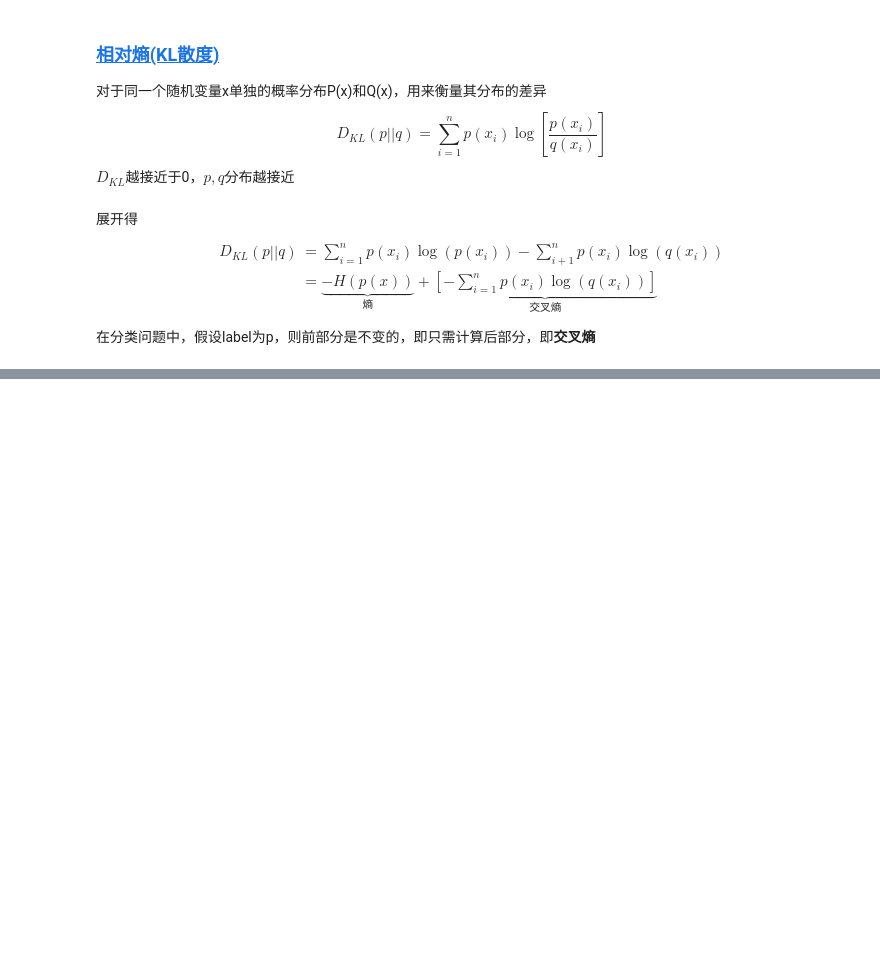
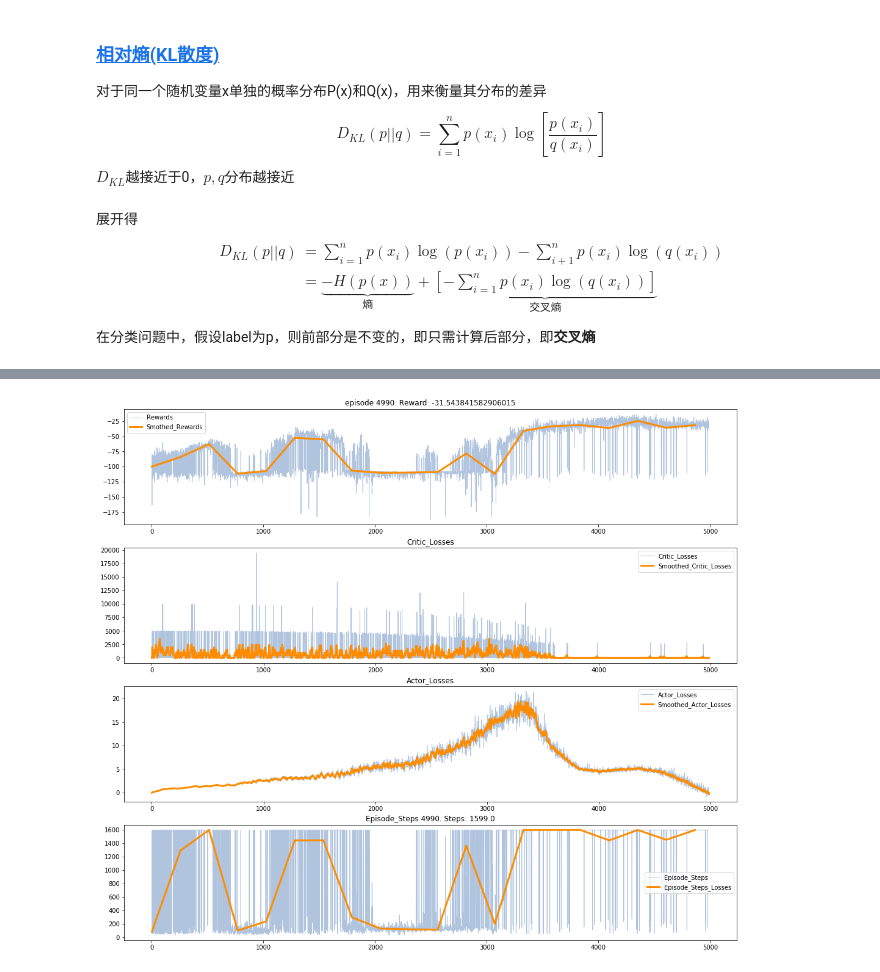
Before and after one commit to sunnyswag/RL_notes_and_codes, a Jupyter notebook: algorithm_implement/soft_actor_critic(SAC).ipynb, the cells around one changed output, grey strips where cells are left out. Saved outputs shown, nothing was run; the diff lists cells and outputs as text; code cells hidden in the pictures; blank space fills up the shorter version.

```diff
--- a/algorithm_implement/soft_actor_critic(SAC).ipynb
+++ b/algorithm_implement/soft_actor_critic(SAC).ipynb
@@ -91,0 +261,10 @@ $$
+# %%
+def take_action(state, updates):
+    if start_steps > updates:
+        action = env.action_space.sample()
+    else:
+        state = torch.FloatTensor(state).unsqueeze(0).to(device)
+        with torch.no_grad():
+            action, _, _ = actor.sample(state)
+        action = action.detach().cpu().numpy().flatten()
+    return action
@@ -91,0 +385,31 @@ $$
+# %%
+critic_losses, actor_losses, all_rewards, episode_steps, updates = [], [], [], [], 0
+
+for episode in range(episodes):
+    state = env.reset()
+    episode_reward = 0
+    for i in range(steps):
+        action = take_action(state, updates)
+        next_state, reward, done, _ = env.step(action)
+
+        # done = 0 if i+1 == env._max_episode_steps else float(done)
+        buffer.store(state, action, next_state.flatten(), reward * 8.0, done)
+
+        state = next_state
+        episode_reward += reward
+        updates += 1
+
+        if done or i==(steps-1):
+            if len(buffer) > batch_size:
+                critic_loss, actor_loss = sac_train(updates, i+1, alpha)
+                critic_losses.append(critic_loss)
+                actor_losses.append(actor_loss)
+            episode_steps.append(i)
+            break
+
+    all_rewards.append(episode_reward)
+
+    if episode % 10 == 0:
+        plot(episode, all_rewards, critic_losses, actor_losses, episode_steps)
+# %% [output]
+[figure, added]
```
Also changed, not shown: parts of 8 cells of this notebook, 8 other files.
